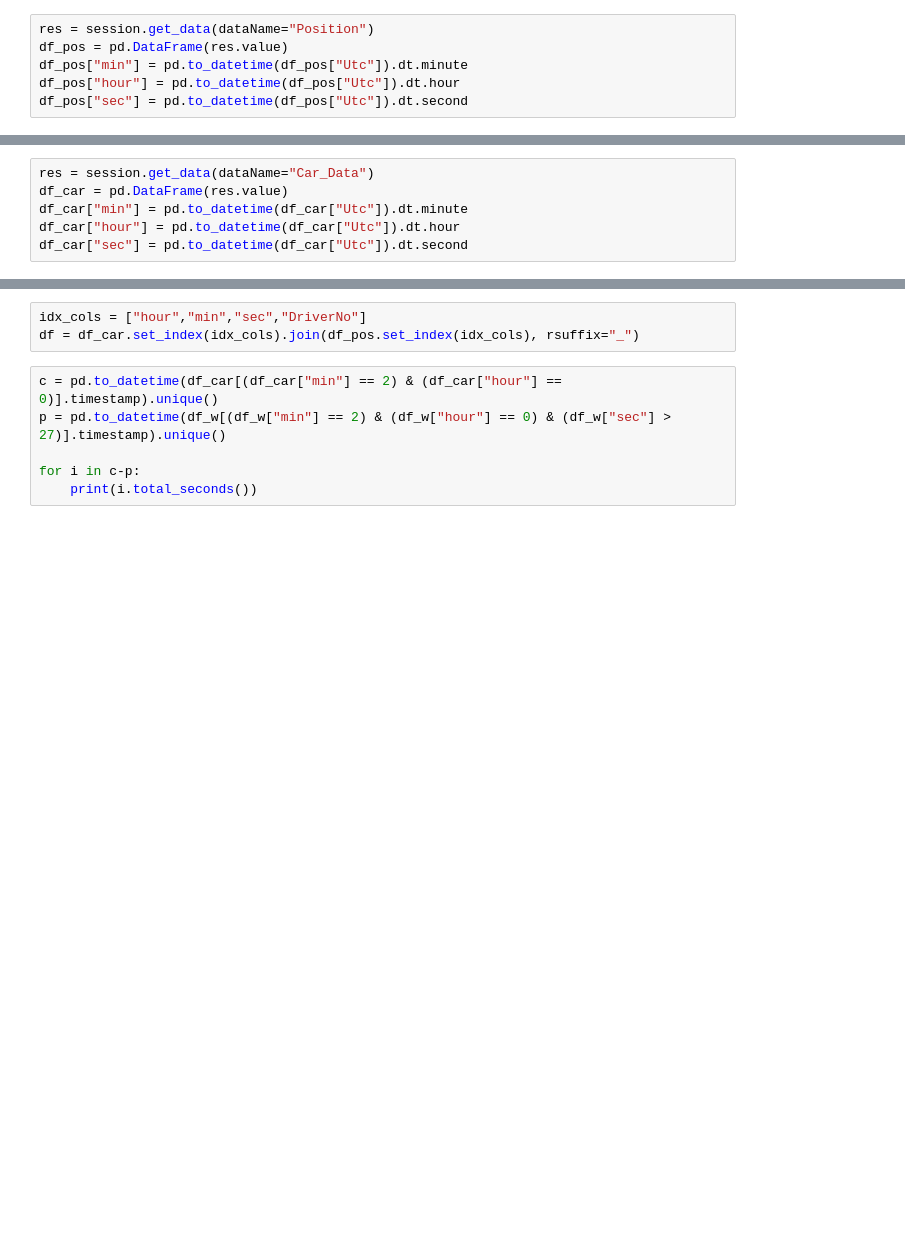
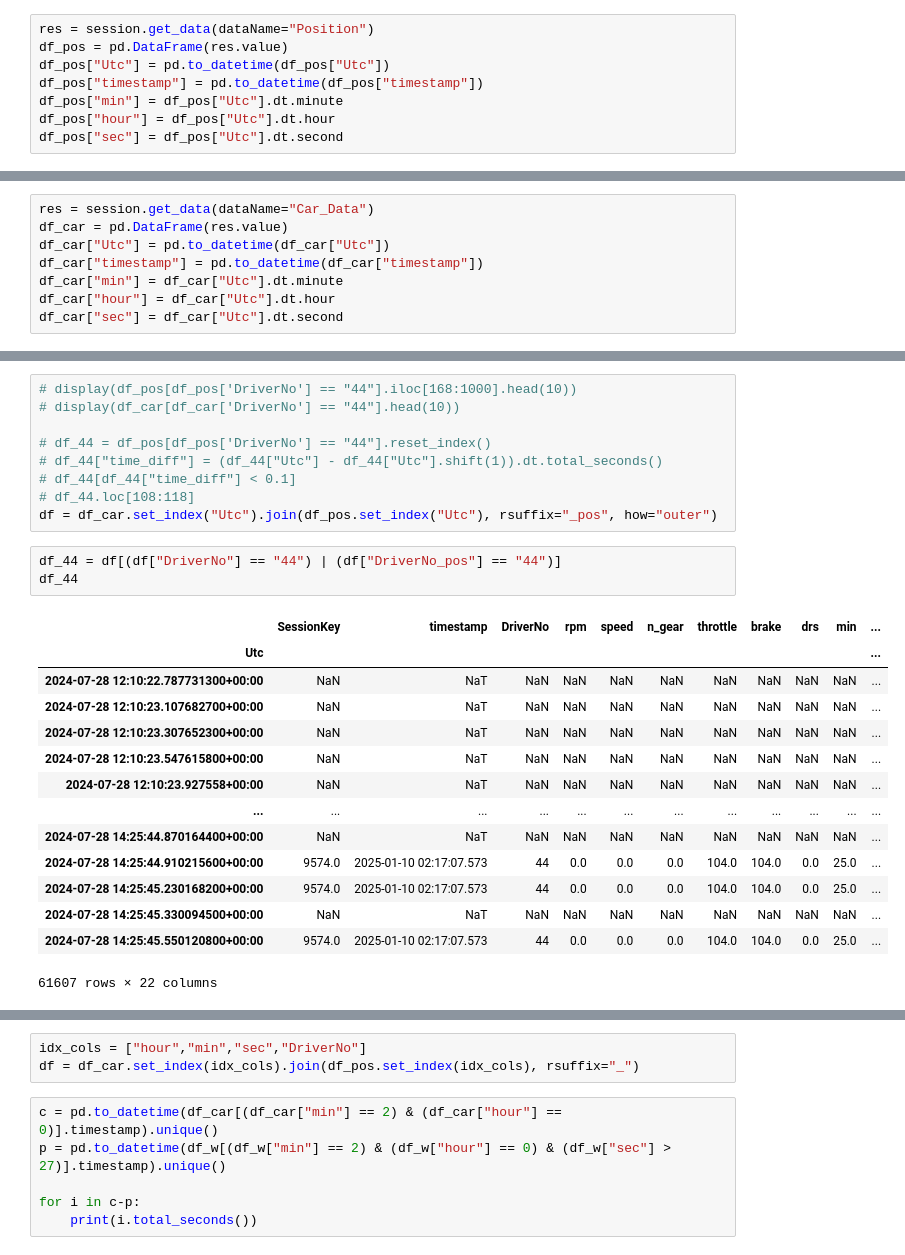
Before and after one commit to GoktugOcal/LiveF1, a Jupyter notebook: test.ipynb, the cells around one changed output, grey strips where cells are left out. Cells and saved outputs as stored; diff of their text form; blank space fills up the shorter version.

```diff
--- a/test.ipynb
+++ b/test.ipynb
@@ -46,7 +212,9 @@ display(df_car[df_car['DriverNo'] == "44"].head(10))
 # %%
 res = session.get_data(dataName="Position")
 df_pos = pd.DataFrame(res.value)
-df_pos["min"] = pd.to_datetime(df_pos["Utc"]).dt.minute
-df_pos["hour"] = pd.to_datetime(df_pos["Utc"]).dt.hour
-df_pos["sec"] = pd.to_datetime(df_pos["Utc"]).dt.second
+df_pos["Utc"] = pd.to_datetime(df_pos["Utc"])
+df_pos["timestamp"] = pd.to_datetime(df_pos["timestamp"])
+df_pos["min"] = df_pos["Utc"].dt.minute
+df_pos["hour"] = df_pos["Utc"].dt.hour
+df_pos["sec"] = df_pos["Utc"].dt.second
 # %% [output]
@@ -58,7 +226,9 @@ Topic : Position.z
 # %%
 res = session.get_data(dataName="Car_Data")
 df_car = pd.DataFrame(res.value)
-df_car["min"] = pd.to_datetime(df_car["Utc"]).dt.minute
-df_car["hour"] = pd.to_datetime(df_car["Utc"]).dt.hour
-df_car["sec"] = pd.to_datetime(df_car["Utc"]).dt.second
+df_car["Utc"] = pd.to_datetime(df_car["Utc"])
+df_car["timestamp"] = pd.to_datetime(df_car["timestamp"])
+df_car["min"] = df_car["Utc"].dt.minute
+df_car["hour"] = df_car["Utc"].dt.hour
+df_car["sec"] = df_car["Utc"].dt.second
 # %% [output]
@@ -69,0 +240,27 @@ Topic : CarData.z
+# %%
+# display(df_pos[df_pos['DriverNo'] == "44"].iloc[168:1000].head(10))
+# display(df_car[df_car['DriverNo'] == "44"].head(10))
+
+# df_44 = df_pos[df_pos['DriverNo'] == "44"].reset_index()
+# df_44["time_diff"] = (df_44["Utc"] - df_44["Utc"].shift(1)).dt.total_seconds()
+# df_44[df_44["time_diff"] < 0.1]
+# df_44.loc[108:118]
+df = df_car.set_index("Utc").join(df_pos.set_index("Utc"), rsuffix="_pos", how="outer")
+# %%
+df_44 = df[(df["DriverNo"] == "44") | (df["DriverNo_pos"] == "44")]
+df_44
+# %% [output]
+|  | SessionKey | timestamp | DriverNo | rpm | speed | n_gear | throttle | brake | drs | min | ... |
+| Utc |  |  |  |  |  |  |  |  |  |  | ... |
+| 2024-07-28 12:10:22.787731300+00:00 | NaN | NaT | NaN | NaN | NaN | NaN | NaN | NaN | NaN | NaN | ... |
+| 2024-07-28 12:10:23.107682700+00:00 | NaN | NaT | NaN | NaN | NaN | NaN | NaN | NaN | NaN | NaN | ... |
+| 2024-07-28 12:10:23.307652300+00:00 | NaN | NaT | NaN | NaN | NaN | NaN | NaN | NaN | NaN | NaN | ... |
+| 2024-07-28 12:10:23.547615800+00:00 | NaN | NaT | NaN | NaN | NaN | NaN | NaN | NaN | NaN | NaN | ... |
+| 2024-07-28 12:10:23.927558+00:00 | NaN | NaT | NaN | NaN | NaN | NaN | NaN | NaN | NaN | NaN | ... |
+| ... | ... | ... | ... | ... | ... | ... | ... | ... | ... | ... | ... |
+| 2024-07-28 14:25:44.870164400+00:00 | NaN | NaT | NaN | NaN | NaN | NaN | NaN | NaN | NaN | NaN | ... |
+| 2024-07-28 14:25:44.910215600+00:00 | 9574.0 | 2025-01-10 02:17:07.573 | 44 | 0.0 | 0.0 | 0.0 | 104.0 | 104.0 | 0.0 | 25.0 | ... |
+| 2024-07-28 14:25:45.230168200+00:00 | 9574.0 | 2025-01-10 02:17:07.573 | 44 | 0.0 | 0.0 | 0.0 | 104.0 | 104.0 | 0.0 | 25.0 | ... |
+| 2024-07-28 14:25:45.330094500+00:00 | NaN | NaT | NaN | NaN | NaN | NaN | NaN | NaN | NaN | NaN | ... |
+| 2024-07-28 14:25:45.550120800+00:00 | 9574.0 | 2025-01-10 02:17:07.573 | 44 | 0.0 | 0.0 | 0.0 | 104.0 | 104.0 | 0.0 | 25.0 | ... |
+61607 rows × 22 columns
```
Also changed, not shown: parts of 19 cells of this notebook, 1 other file.
